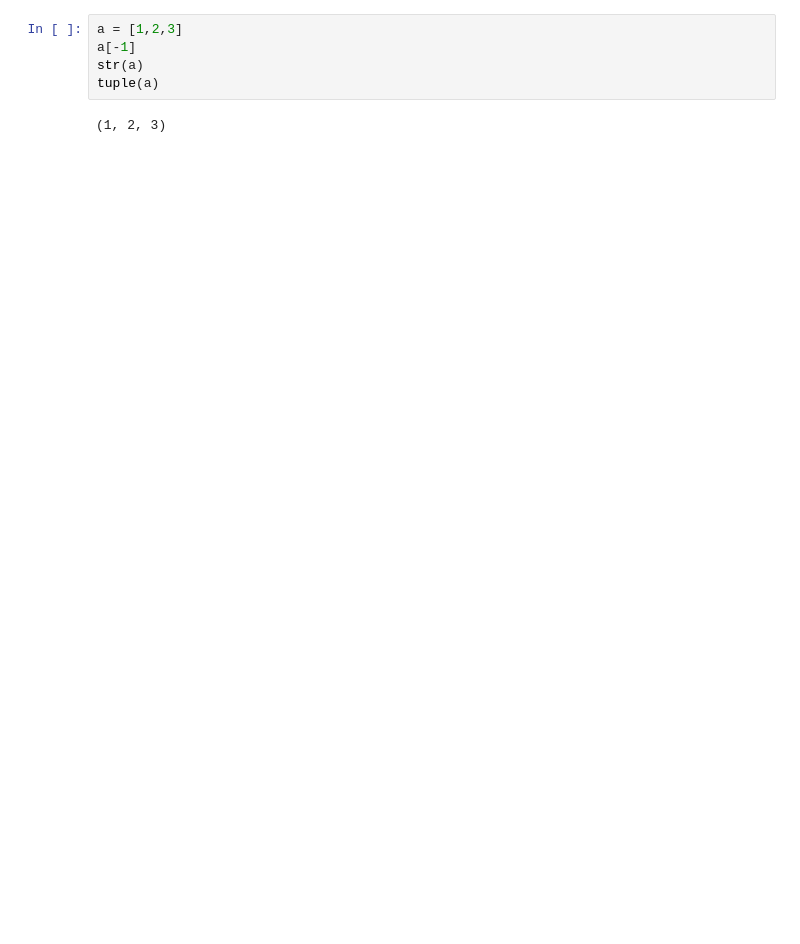
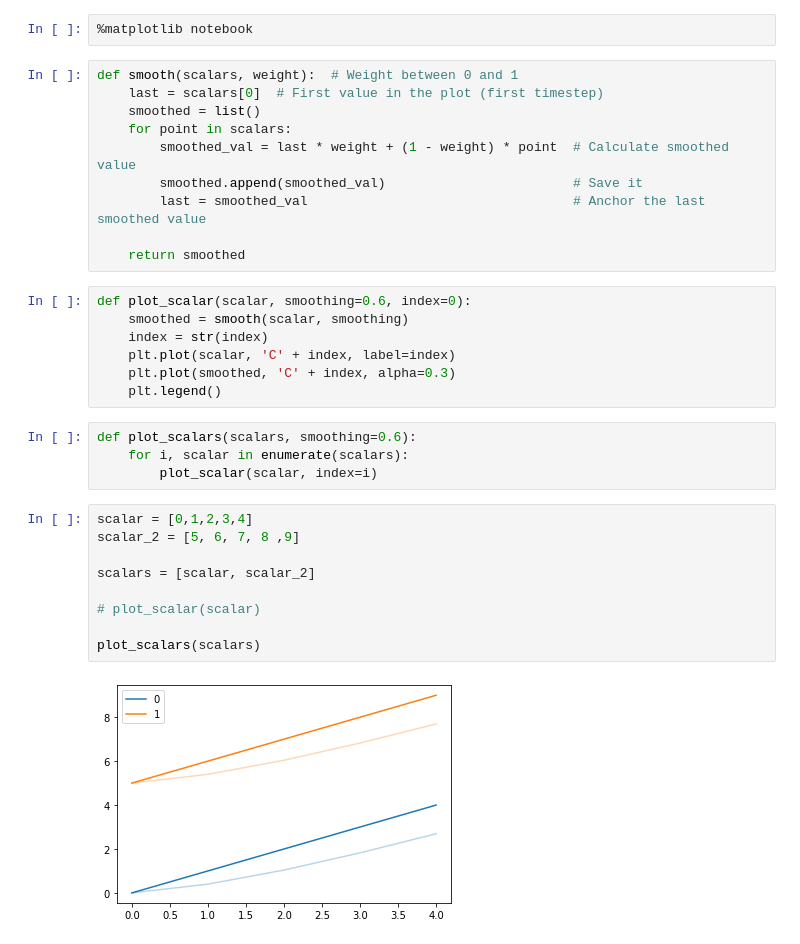
Before and after one commit to nmandilaras/Resource-Allocation-Reinforcement-Learning, a Jupyter notebook: exploratory-testing.ipynb, the cells around one changed output. Saved outputs shown, nothing was run; the diff lists cells and outputs as text; blank space fills up the shorter version.

```diff
--- a/exploratory-testing.ipynb
+++ b/exploratory-testing.ipynb
@@ -109,7 +4,34 @@ True
-# %%
-a = [1,2,3]
-a[-1]
-str(a)
-tuple(a)
-# %% [output]
-(1, 2, 3)
+# %%
+%matplotlib notebook
+# %%
+def smooth(scalars, weight):  # Weight between 0 and 1
+    last = scalars[0]  # First value in the plot (first timestep)
+    smoothed = list()
+    for point in scalars:
+        smoothed_val = last * weight + (1 - weight) * point  # Calculate smoothed value
+        smoothed.append(smoothed_val)                        # Save it
+        last = smoothed_val                                  # Anchor the last smoothed value
+
+    return smoothed
+# %%
+def plot_scalar(scalar, smoothing=0.6, index=0):
+    smoothed = smooth(scalar, smoothing)
+    index = str(index)
+    plt.plot(scalar, 'C' + index, label=index)
+    plt.plot(smoothed, 'C' + index, alpha=0.3)
+    plt.legend()
+# %%
+def plot_scalars(scalars, smoothing=0.6):
+    for i, scalar in enumerate(scalars):
+        plot_scalar(scalar, index=i)
+# %%
+scalar = [0,1,2,3,4]
+scalar_2 = [5, 6, 7, 8 ,9]
+
+scalars = [scalar, scalar_2]
+
+# plot_scalar(scalar)
+
+plot_scalars(scalars)
+# %% [output]
+[figure, added]
```
Also changed, not shown: parts of 18 cells of this notebook, 1 other file.
